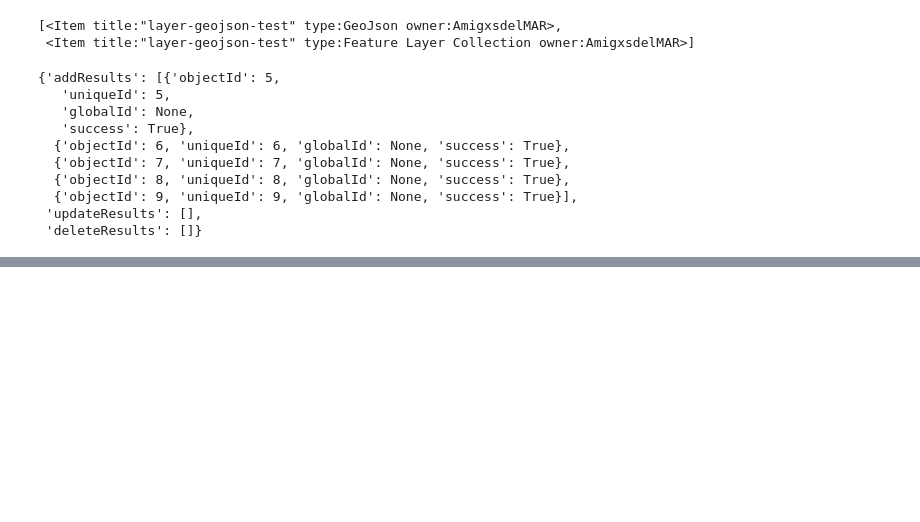
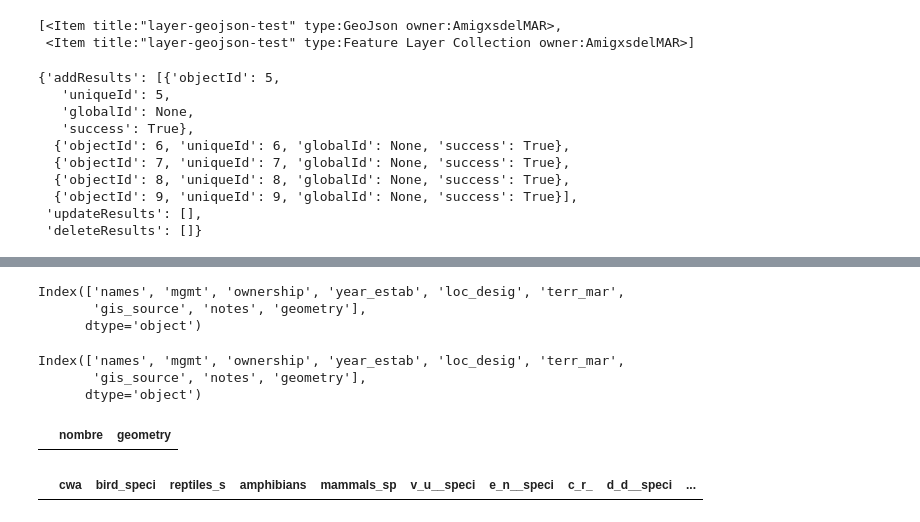
Before and after one commit to Andres-ramos/maglar, a Jupyter notebook: notebooks/maps.ipynb, the cells around one changed output, grey strips where cells are left out. Saved outputs shown, nothing was run; the diff lists cells and outputs as text; code cells hidden in the pictures; blank space fills up the shorter version.

```diff
--- a/notebooks/maps.ipynb
+++ b/notebooks/maps.ipynb
@@ -530,0 +698,5 @@ f.edit_features(adds=updated_features)
+# %%
+marine_gdf = normalize_gdf(gpd.read_file("../g11_conserv_areas_naturales_protegidas_marinas_2019.zip"))
+land_gdf = normalize_gdf(gpd.read_file("../g11_conserv_areas_naturales_protegidas_terrestres_2019(1).zip"))
+priority_gdf = gpd.read_file("../g11_conserv_areas_prioridad_conservacion_2008.zip")
+critical_cons_gdf =  gpd.read_file("../g01_conserv_critical_wildlife_areas.zip")
@@ -530,0 +724,20 @@ f.edit_features(adds=updated_features)
+# %%
+marine_gdf.columns
+# %% [output]
+Index(['names', 'mgmt', 'ownership', 'year_estab', 'loc_desig', 'terr_mar',
+       'gis_source', 'notes', 'geometry'],
+      dtype='object')
+# %%
+land_gdf.columns
+# %% [output]
+Index(['names', 'mgmt', 'ownership', 'year_estab', 'loc_desig', 'terr_mar',
+       'gis_source', 'notes', 'geometry'],
+      dtype='object')
+# %%
+priority_gdf[priority_gdf["geometry"].type != "Polygon"]
+# %% [output]
+|  | nombre | geometry |
+# %%
+critical_cons_gdf[critical_cons_gdf["geometry"].type != "Polygon"]
+# %% [output]
+|  | cwa | bird_speci | reptiles_s | amphibians | mammals_sp | v_u__speci | e_n__speci | c_r_ | d_d__speci | ... |
```
Also changed, not shown: parts of 25 cells of this notebook.
